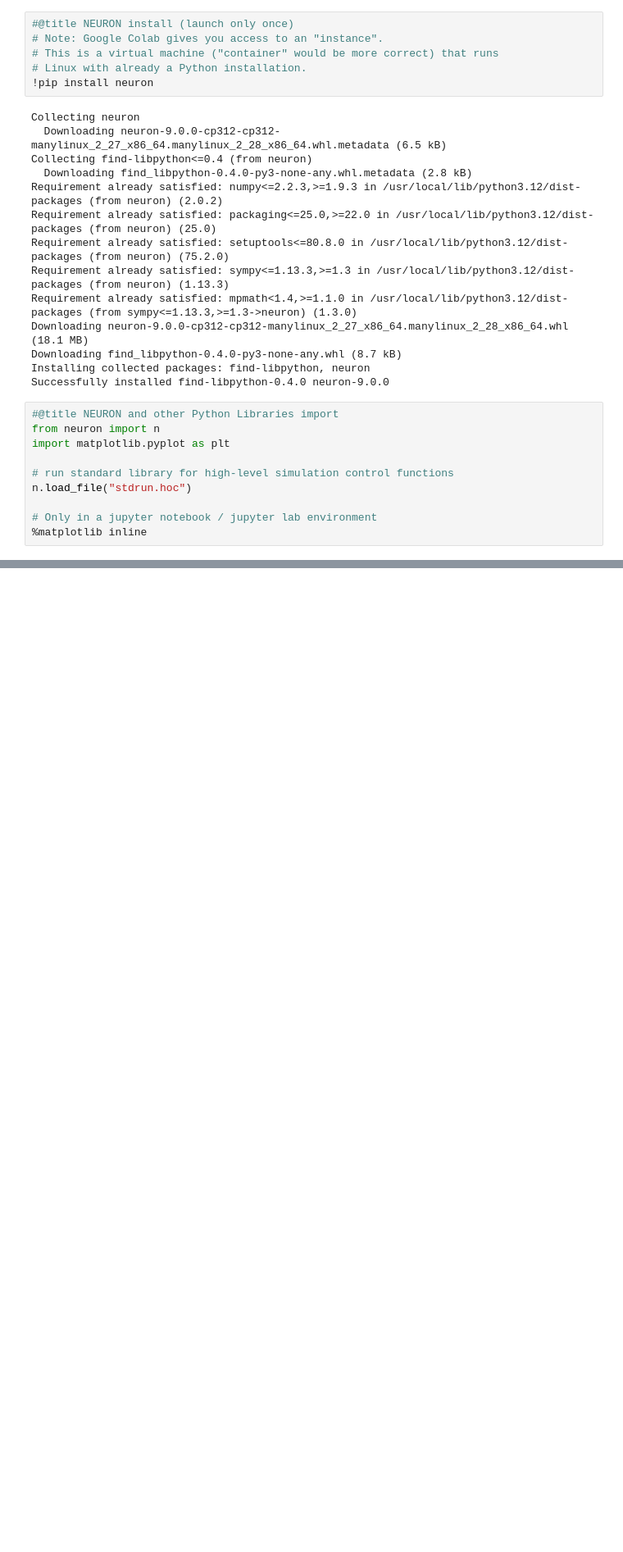
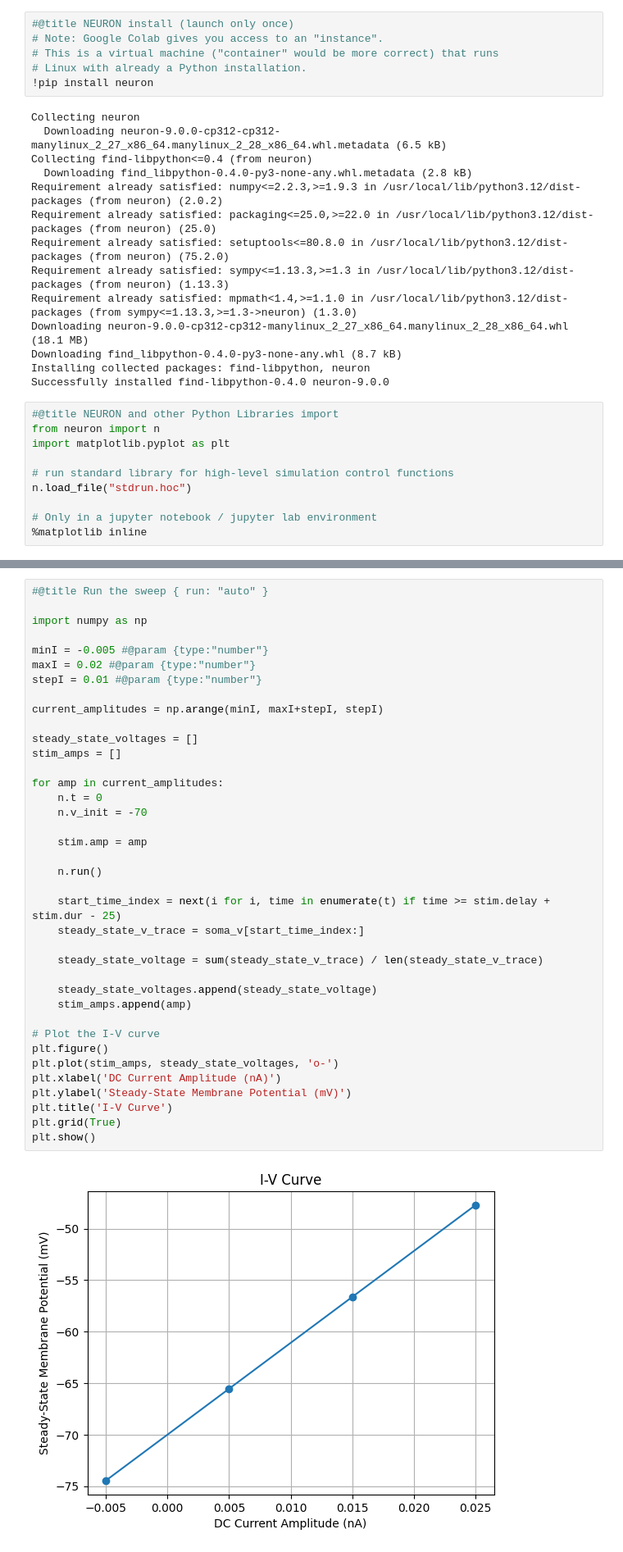
Before and after one commit to mgiugliano/ModellingNeuralSystems, a Jupyter notebook: notebooks/UNIMORE_NEURON_Tutorial_1.ipynb, the cells around one changed output, grey strips where cells are left out. Shown at 82% size. Saved outputs shown, nothing was run; the diff lists cells and outputs as text; blank space fills up the shorter version.

```diff
--- a/notebooks/UNIMORE_NEURON_Tutorial_1.ipynb
+++ b/notebooks/UNIMORE_NEURON_Tutorial_1.ipynb
@@ -93,0 +102,40 @@ ax0.set_ylim([-80, 0])
+# %%
+#@title Run the sweep { run: "auto" }
+
+import numpy as np
+
+minI = -0.005 #@param {type:"number"}
+maxI = 0.02 #@param {type:"number"}
+stepI = 0.01 #@param {type:"number"}
+
+current_amplitudes = np.arange(minI, maxI+stepI, stepI)
+
+steady_state_voltages = []
+stim_amps = []
+
+for amp in current_amplitudes:
+    n.t = 0
+    n.v_init = -70
+
+    stim.amp = amp
+
+    n.run()
+
+    start_time_index = next(i for i, time in enumerate(t) if time >= stim.delay + stim.dur - 25)
+    steady_state_v_trace = soma_v[start_time_index:]
+
+    steady_state_voltage = sum(steady_state_v_trace) / len(steady_state_v_trace)
+
+    steady_state_voltages.append(steady_state_voltage)
+    stim_amps.append(amp)
+
+# Plot the I-V curve
+plt.figure()
+plt.plot(stim_amps, steady_state_voltages, 'o-')
+plt.xlabel('DC Current Amplitude (nA)')
+plt.ylabel('Steady-State Membrane Potential (mV)')
+plt.title('I-V Curve')
+plt.grid(True)
+plt.show()
+# %% [output]
+[figure, added]
```
Also changed, not shown: parts of 3 cells of this notebook.
